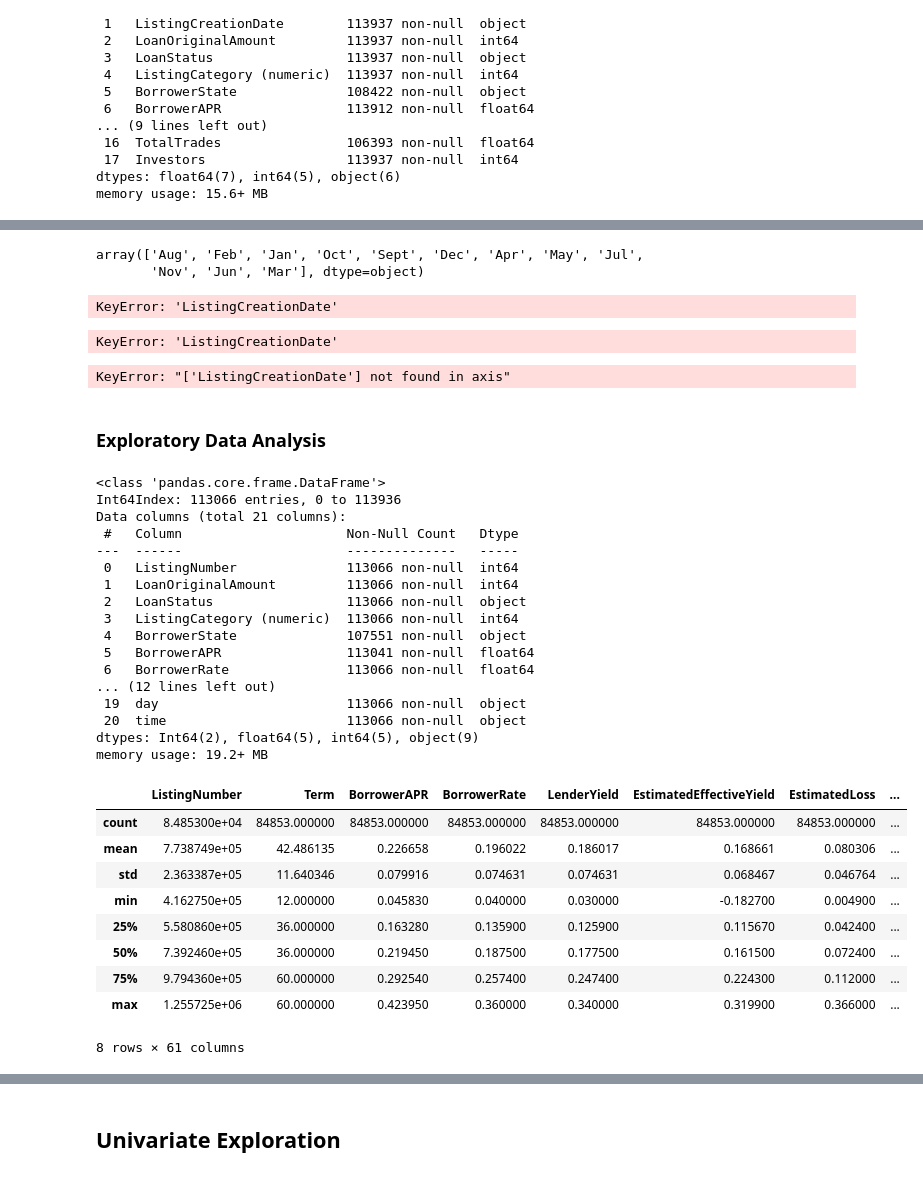
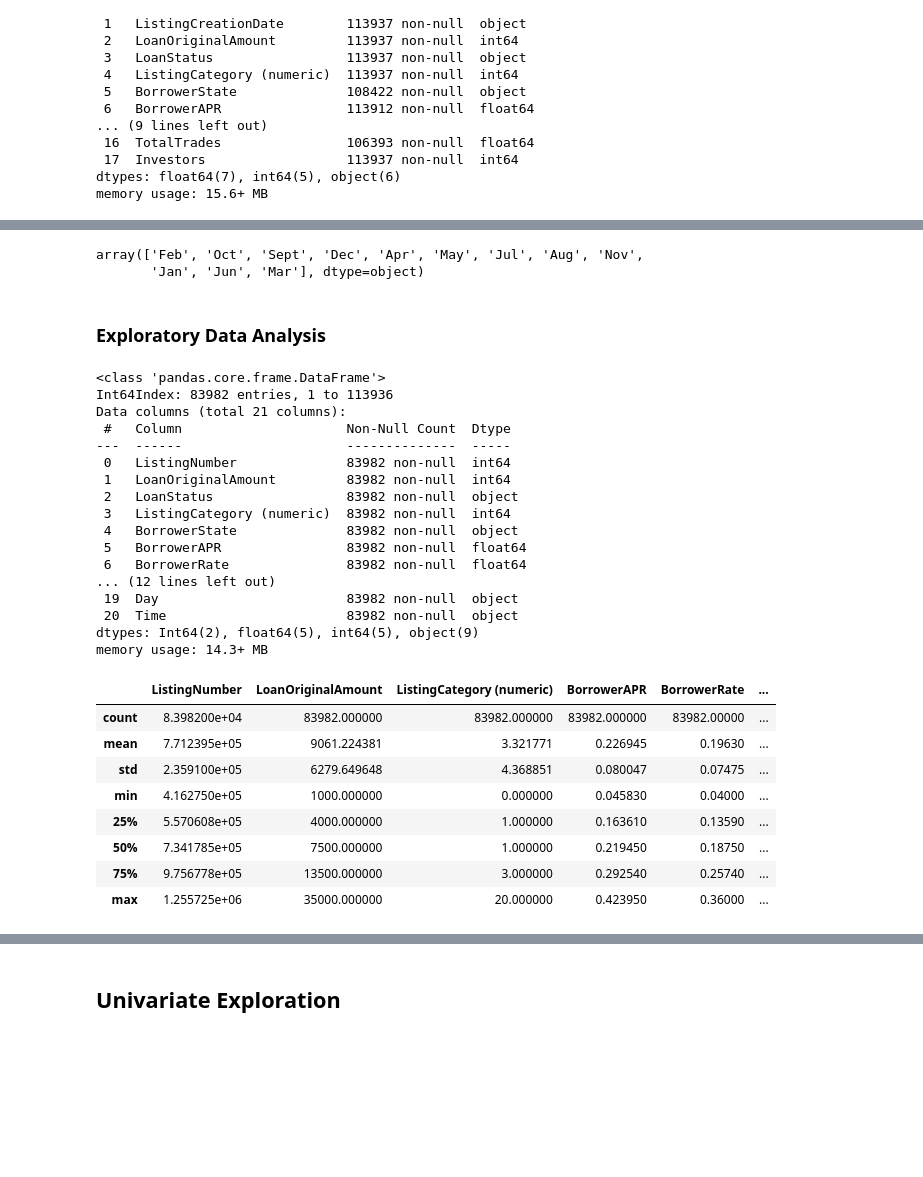
Before and after one commit to andisiambuku/Loans-Analysis-Project, a Jupyter notebook: Part_I_exploration_template.ipynb, the cells around one changed output, grey strips where cells are left out. Saved outputs shown, nothing was run; the diff lists cells and outputs as text; code cells hidden in the pictures; blank space fills up the shorter version.

```diff
--- a/Part_I_exploration_template.ipynb
+++ b/Part_I_exploration_template.ipynb
@@ -151,60 +149,53 @@ KeyError: 'ListingCreationDate'
 # %%
 # Changing the numerical values of months with the actual names
-df_proloans.month.replace(['01','02','03','04','05','06','07','08','09','10','11','12'],['Jan','Feb','Mar','Apr','May','Jun','Jul','Aug','Sept','Oct','Nov','Dec'],inplace=True)
-df_proloans.month.unique()
+df_proloans.Month.replace(['01','02','03','04','05','06','07','08','09','10','11','12'],['Jan','Feb','Mar','Apr','May','Jun','Jul','Aug','Sept','Oct','Nov','Dec'],inplace=True)
+df_proloans.Month.unique()
 # %% [output]
-array(['Aug', 'Feb', 'Jan', 'Oct', 'Sept', 'Dec', 'Apr', 'May', 'Jul',
-       'Nov', 'Jun', 'Mar'], dtype=object)
+array(['Feb', 'Oct', 'Sept', 'Dec', 'Apr', 'May', 'Jul', 'Aug', 'Nov',
+       'Jan', 'Jun', 'Mar'], dtype=object)
 # %%
 df_proloans['ListingCreationDate'] = df_proloans['ListingCreationDate'].apply(lambda x: x.split("-")[2]).astype(str)
-# %% [output]
-KeyError: 'ListingCreationDate'
 # %%
 df_proloans['Day'] = df_proloans['ListingCreationDate'].apply(lambda x: x.split(" ")[0]).astype(str)
 df_proloans['Time'] = df_proloans['ListingCreationDate'].apply(lambda x: x.split(" ")[1]).astype(str)
-# %% [output]
-KeyError: 'ListingCreationDate'
 # %%
 #Dropping ListingCreationDate column in the original dataset
 df_proloans.drop(columns=['ListingCreationDate'],inplace=True)
-# %% [output]
-KeyError: "['ListingCreationDate'] not found in axis"
 # %% [markdown]
 ### Exploratory Data Analysis
 # %%
 df_proloans.info()
 # %% [output]
 <class 'pandas.core.frame.DataFrame'>
-Int64Index: 113066 entries, 0 to 113936
+Int64Index: 83982 entries, 1 to 113936
 Data columns (total 21 columns):
- #   Column                     Non-Null Count   Dtype
----  ------                     --------------   -----
- 0   ListingNumber              113066 non-null  int64
- 1   LoanOriginalAmount         113066 non-null  int64
- 2   LoanStatus                 113066 non-null  object
- 3   ListingCategory (numeric)  113066 non-null  int64
- 4   BorrowerState              107551 non-null  object
- 5   BorrowerAPR                113041 non-null  float64
- 6   BorrowerRate               113066 non-null  float64
+ #   Column                     Non-Null Count  Dtype
+---  ------                     --------------  -----
+ 0   ListingNumber              83982 non-null  int64
+ 1   LoanOriginalAmount         83982 non-null  int64
+ 2   LoanStatus                 83982 non-null  object
+ 3   ListingCategory (numeric)  83982 non-null  int64
+ 4   BorrowerState              83982 non-null  object
+ 5   BorrowerAPR                83982 non-null  float64
+ 6   BorrowerRate               83982 non-null  float64
 ... (12 lines left out)
- 19  day                        113066 non-null  object
- 20  time                       113066 non-null  object
+ 19  Day                        83982 non-null  object
+ 20  Time                       83982 non-null  object
 dtypes: Int64(2), float64(5), int64(5), object(9)
-memory usage: 19.2+ MB
+memory usage: 14.3+ MB
 # %%
 # Descriptive Statistics of the numerical variables
-df_loandata.describe()
+df_proloans.describe()
 # %% [output]
-|  | ListingNumber | Term | BorrowerAPR | BorrowerRate | LenderYield | EstimatedEffectiveYield | EstimatedLoss | ... |
-| count | 8.485300e+04 | 84853.000000 | 84853.000000 | 84853.000000 | 84853.000000 | 84853.000000 | 84853.000000 | ... |
-| mean | 7.738749e+05 | 42.486135 | 0.226658 | 0.196022 | 0.186017 | 0.168661 | 0.080306 | ... |
-| std | 2.363387e+05 | 11.640346 | 0.079916 | 0.074631 | 0.074631 | 0.068467 | 0.046764 | ... |
-| min | 4.162750e+05 | 12.000000 | 0.045830 | 0.040000 | 0.030000 | -0.182700 | 0.004900 | ... |
-| 25% | 5.580860e+05 | 36.000000 | 0.163280 | 0.135900 | 0.125900 | 0.115670 | 0.042400 | ... |
-| 50% | 7.392460e+05 | 36.000000 | 0.219450 | 0.187500 | 0.177500 | 0.161500 | 0.072400 | ... |
-| 75% | 9.794360e+05 | 60.000000 | 0.292540 | 0.257400 | 0.247400 | 0.224300 | 0.112000 | ... |
-| max | 1.255725e+06 | 60.000000 | 0.423950 | 0.360000 | 0.340000 | 0.319900 | 0.366000 | ... |
+|  | ListingNumber | LoanOriginalAmount | ListingCategory (numeric) | BorrowerAPR | BorrowerRate | ... |
+| count | 8.398200e+04 | 83982.000000 | 83982.000000 | 83982.000000 | 83982.00000 | ... |
+| mean | 7.712395e+05 | 9061.224381 | 3.321771 | 0.226945 | 0.19630 | ... |
+| std | 2.359100e+05 | 6279.649648 | 4.368851 | 0.080047 | 0.07475 | ... |
+| min | 4.162750e+05 | 1000.000000 | 0.000000 | 0.045830 | 0.04000 | ... |
+| 25% | 5.570608e+05 | 4000.000000 | 1.000000 | 0.163610 | 0.13590 | ... |
+| 50% | 7.341785e+05 | 7500.000000 | 1.000000 | 0.219450 | 0.18750 | ... |
+| 75% | 9.756778e+05 | 13500.000000 | 3.000000 | 0.292540 | 0.25740 | ... |
+| max | 1.255725e+06 | 35000.000000 | 20.000000 | 0.423950 | 0.36000 | ... |
-8 rows × 61 columns
 # %% [markdown]
 ### What is the structure of your dataset?
 
```
Also changed, not shown: parts of 22 cells of this notebook.
